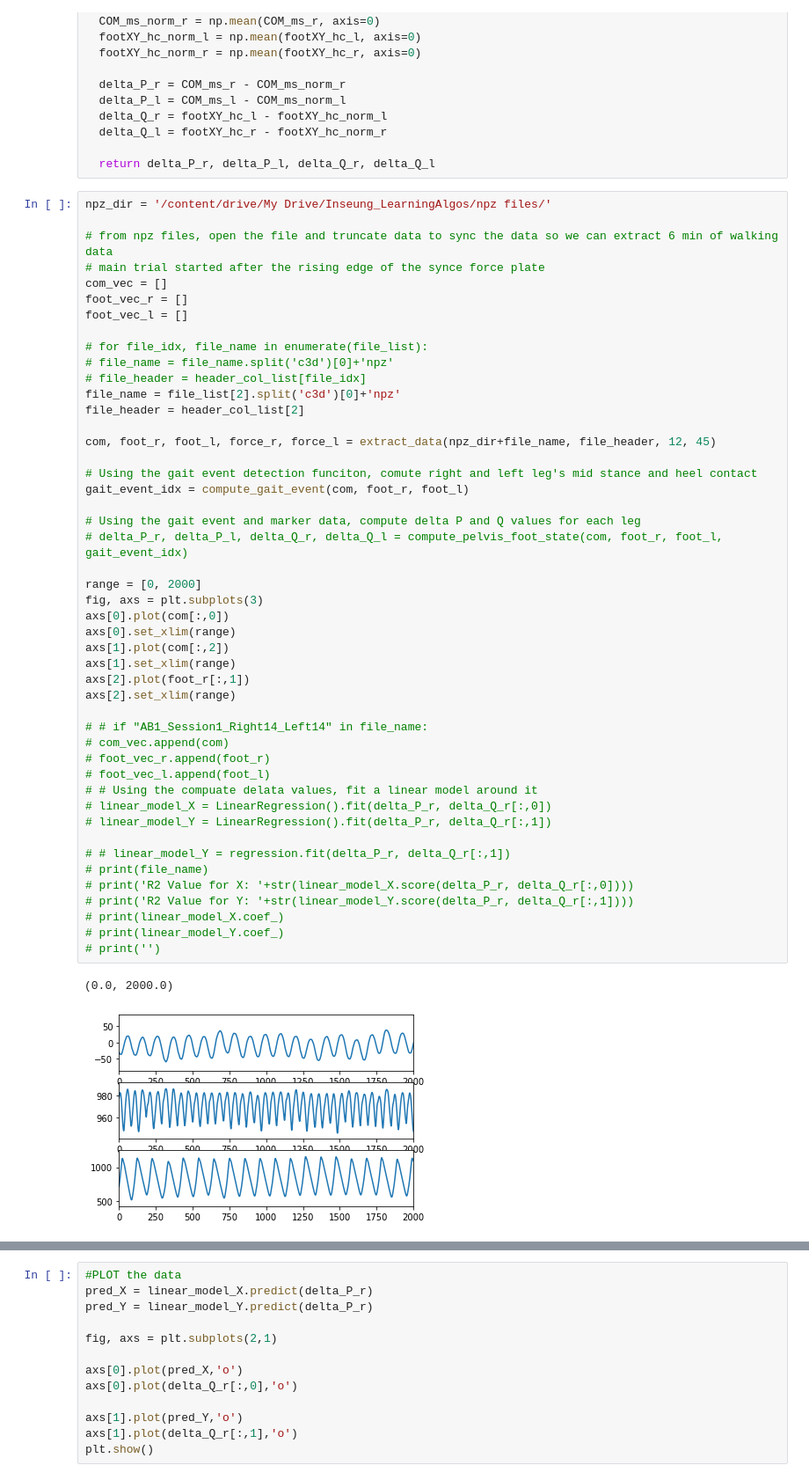
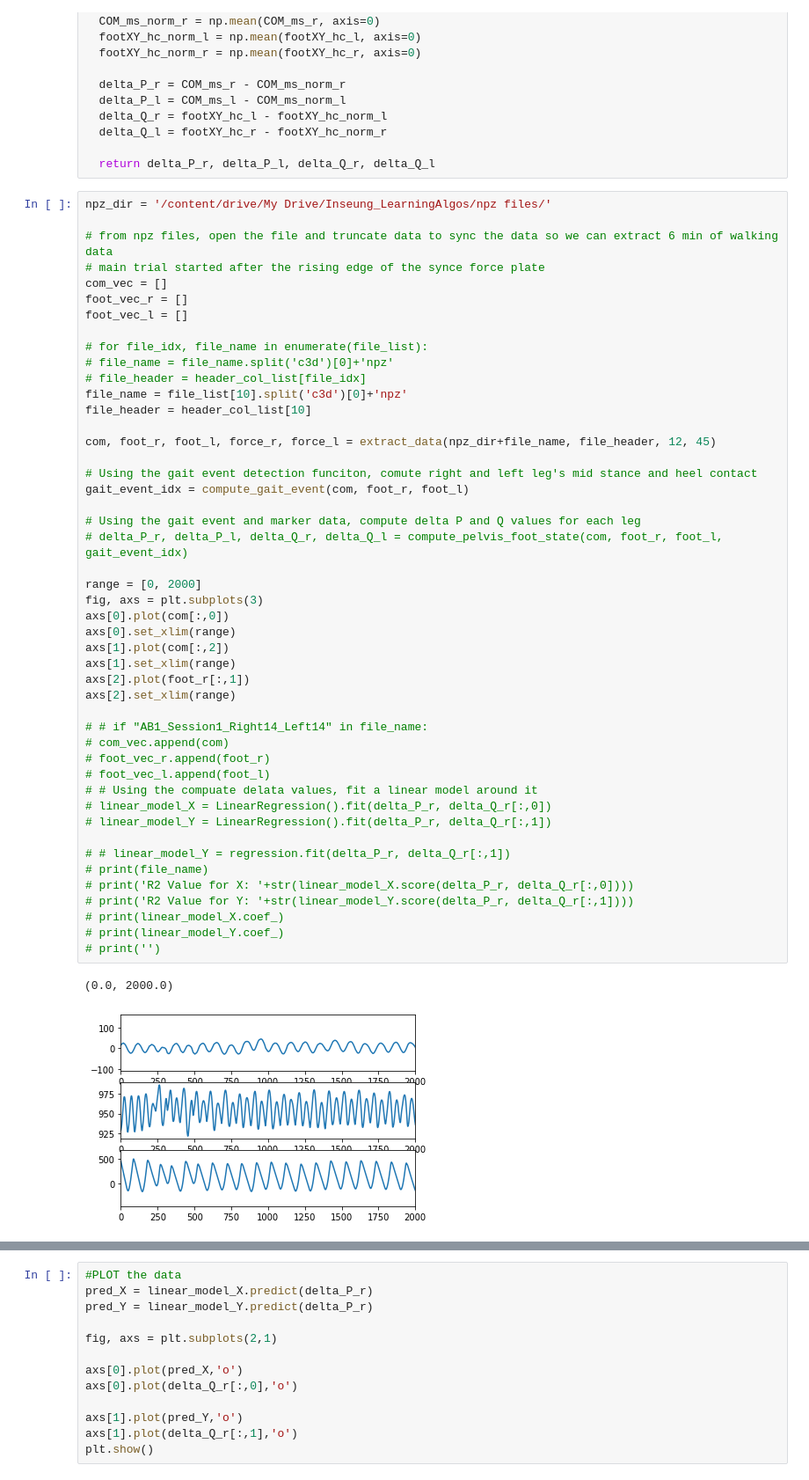
Before and after one commit to inseungkang/learningalgos, a Jupyter notebook: Controller_Inference_AdaptationTrial.ipynb, the cells around one changed output, grey strips where cells are left out. Shown at 88% size. Cells and saved outputs as stored; diff of their text form.

```diff
--- a/Controller_Inference_AdaptationTrial.ipynb
+++ b/Controller_Inference_AdaptationTrial.ipynb
@@ -191,8 +194,8 @@ foot_vec_l = []
 # for file_idx, file_name in enumerate(file_list):
 # file_name = file_name.split('c3d')[0]+'npz'
 # file_header = header_col_list[file_idx]
-file_name = file_list[2].split('c3d')[0]+'npz'
-file_header = header_col_list[2]
+file_name = file_list[10].split('c3d')[0]+'npz'
+file_header = header_col_list[10]
 
 com, foot_r, foot_l, force_r, force_l = extract_data(npz_dir+file_name, file_header, 12, 45)
 
@@ -201,34 +204,34 @@ gait_event_idx = compute_gait_event(com, foot_r, foot_l)
 
 # Using the gait event and marker data, compute delta P and Q values for each leg
 # delta_P_r, delta_P_l, delta_Q_r, delta_Q_l = compute_pelvis_foot_state(com, foot_r, foot_l, gait_event_idx)
 
 range = [0, 2000]
 fig, axs = plt.subplots(3)
 axs[0].plot(com[:,0])
 axs[0].set_xlim(range)
 axs[1].plot(com[:,2])
 axs[1].set_xlim(range)
 axs[2].plot(foot_r[:,1])
 axs[2].set_xlim(range)
 
 # # if "AB1_Session1_Right14_Left14" in file_name:
 # com_vec.append(com)
 # foot_vec_r.append(foot_r)
 # foot_vec_l.append(foot_l)
 # # Using the compuate delata values, fit a linear model around it
 # linear_model_X = LinearRegression().fit(delta_P_r, delta_Q_r[:,0])
 # linear_model_Y = LinearRegression().fit(delta_P_r, delta_Q_r[:,1])
 
 # # linear_model_Y = regression.fit(delta_P_r, delta_Q_r[:,1])
 # print(file_name)
 # print('R2 Value for X: '+str(linear_model_X.score(delta_P_r, delta_Q_r[:,0])))
 # print('R2 Value for Y: '+str(linear_model_Y.score(delta_P_r, delta_Q_r[:,1])))
 # print(linear_model_X.coef_)
 # print(linear_model_Y.coef_)
 # print('')
 # %% [output]
 (0.0, 2000.0)
-[figure, old version]
+[figure, new version]
 # %%
 # Obtain state vector for pelvis this is combination of position and velocity which was differentiated
 b, a = signal.butter(2, 0.125)
```
Also changed, not shown: parts of 3 cells of this notebook.
